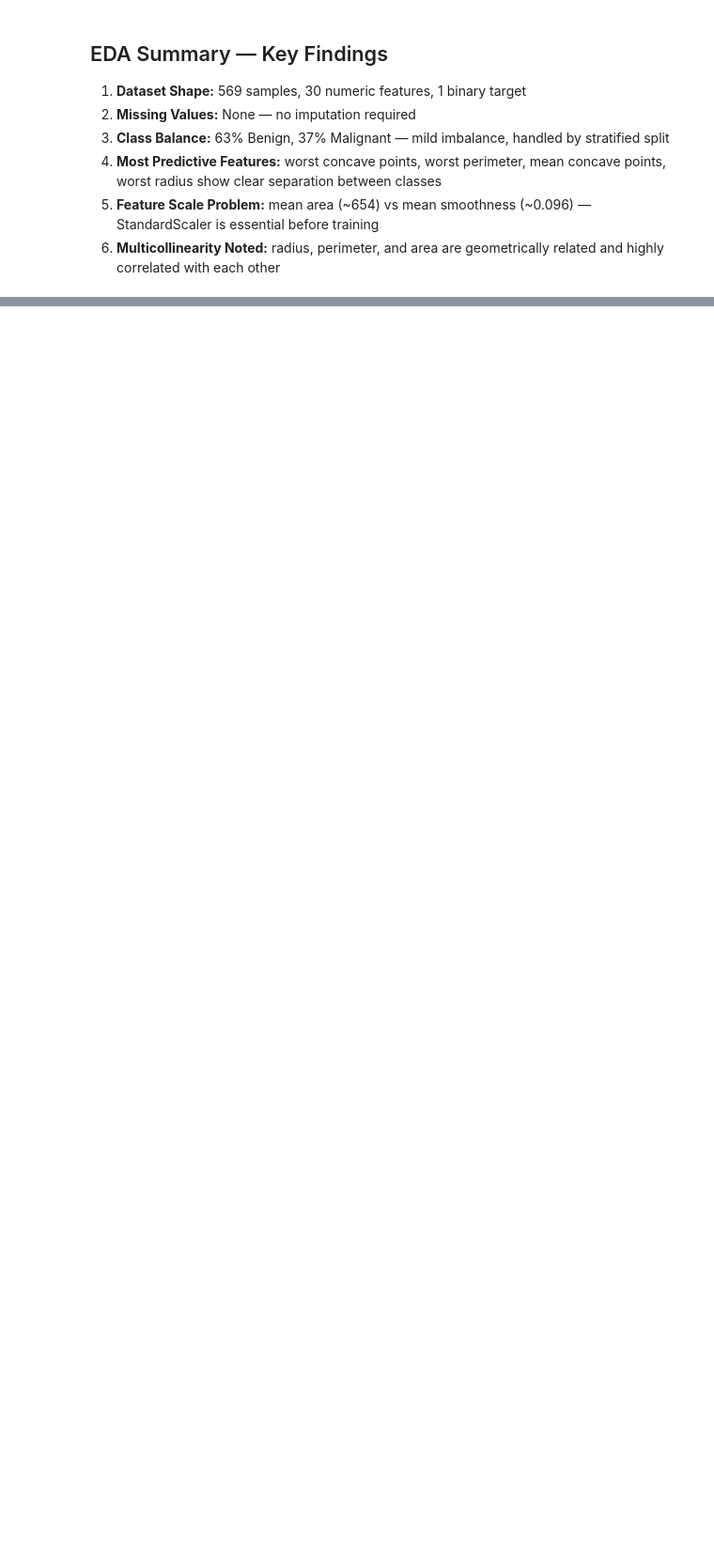
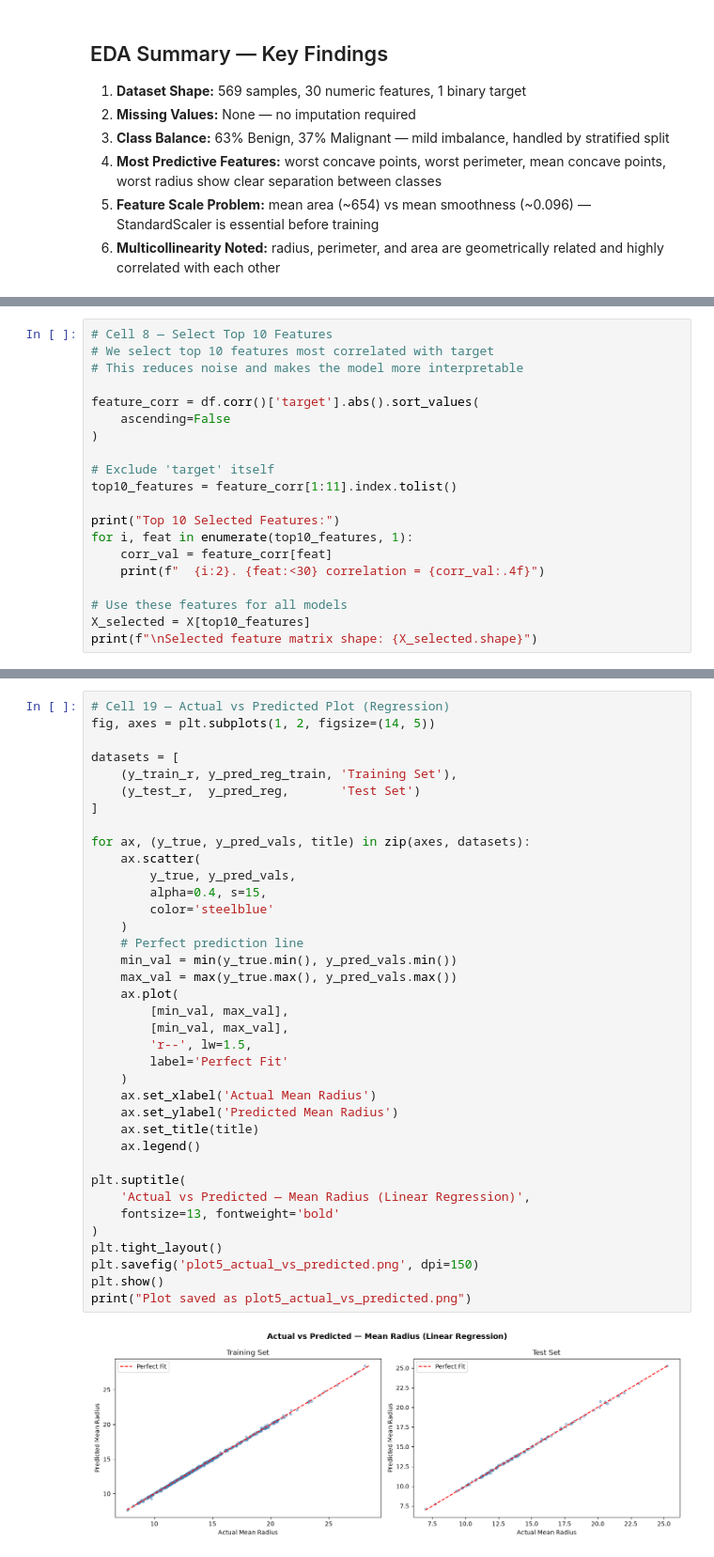
Before and after one commit to hanizehra/Breast_Cancer_AI_Project, a Jupyter notebook: breast_cancer_project.ipynb, the cells around one changed output, grey strips where cells are left out. Shown at 94% size. Cells and saved outputs as stored; diff of their text form; blank space fills up the shorter version.

```diff
--- a/breast_cancer_project.ipynb
+++ b/breast_cancer_project.ipynb
@@ -176,0 +260,20 @@ print("Plot saved as plot3_feature_distributions.png")
+# %%
+# Cell 8 — Select Top 10 Features
+# We select top 10 features most correlated with target
+# This reduces noise and makes the model more interpretable
+
+feature_corr = df.corr()['target'].abs().sort_values(
+    ascending=False
+)
+
+# Exclude 'target' itself
+top10_features = feature_corr[1:11].index.tolist()
+
+print("Top 10 Selected Features:")
+for i, feat in enumerate(top10_features, 1):
+    corr_val = feature_corr[feat]
+    print(f"  {i:2}. {feat:<30} correlation = {corr_val:.4f}")
+
+# Use these features for all models
+X_selected = X[top10_features]
+print(f"\nSelected feature matrix shape: {X_selected.shape}")
@@ -176,0 +720,39 @@ print("Plot saved as plot3_feature_distributions.png")
+# %%
+# Cell 19 — Actual vs Predicted Plot (Regression)
+fig, axes = plt.subplots(1, 2, figsize=(14, 5))
+
+datasets = [
+    (y_train_r, y_pred_reg_train, 'Training Set'),
+    (y_test_r,  y_pred_reg,       'Test Set')
+]
+
+for ax, (y_true, y_pred_vals, title) in zip(axes, datasets):
+    ax.scatter(
+        y_true, y_pred_vals,
+        alpha=0.4, s=15,
+        color='steelblue'
+    )
+    # Perfect prediction line
+    min_val = min(y_true.min(), y_pred_vals.min())
+    max_val = max(y_true.max(), y_pred_vals.max())
+    ax.plot(
+        [min_val, max_val],
+        [min_val, max_val],
+        'r--', lw=1.5,
+        label='Perfect Fit'
+    )
+    ax.set_xlabel('Actual Mean Radius')
+    ax.set_ylabel('Predicted Mean Radius')
+    ax.set_title(title)
+    ax.legend()
+
+plt.suptitle(
+    'Actual vs Predicted — Mean Radius (Linear Regression)',
+    fontsize=13, fontweight='bold'
+)
+plt.tight_layout()
+plt.savefig('plot5_actual_vs_predicted.png', dpi=150)
+plt.show()
+print("Plot saved as plot5_actual_vs_predicted.png")
+# %% [output]
+[figure, added]
```
Also changed, not shown: parts of 25 cells of this notebook, 4 other files.
